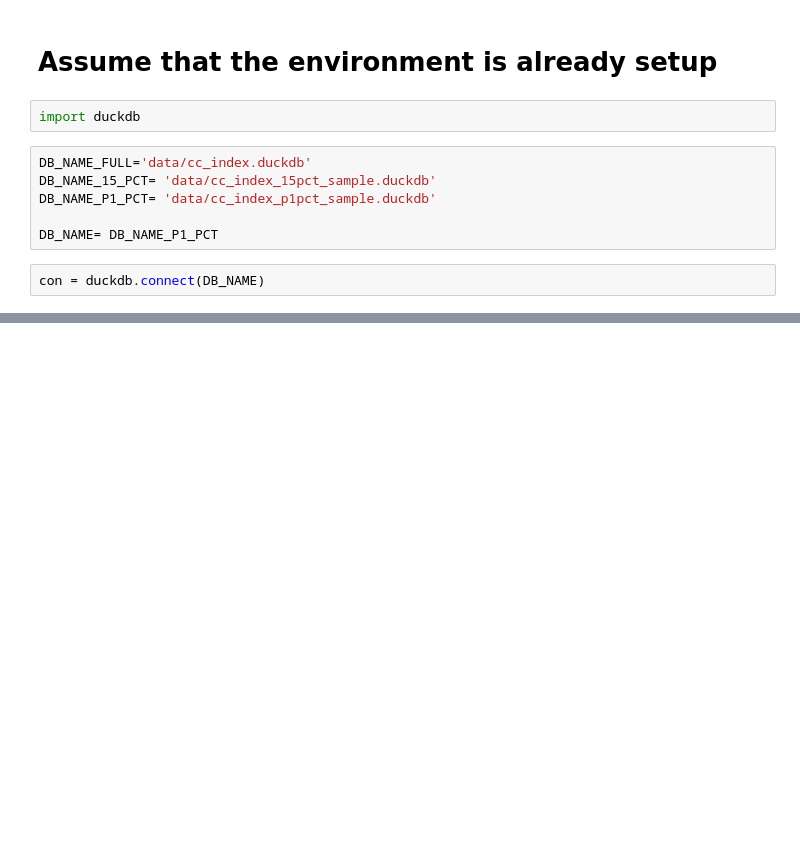
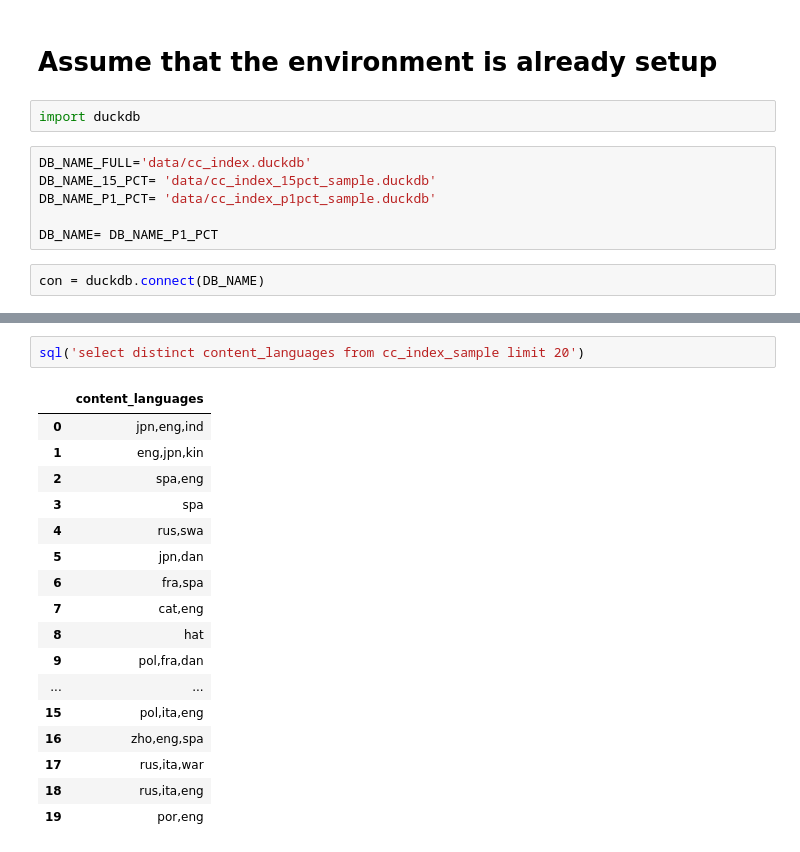
Before and after one commit to praveenc1/crawl-works, a Jupyter notebook: 002.optimize_duckdb.ipynb, the cells around one changed output, grey strips where cells are left out. Drawn from its saved outputs; the diff is of its cells as text; blank space fills up the shorter version.

```diff
--- a/002.optimize_duckdb.ipynb
+++ b/002.optimize_duckdb.ipynb
@@ -23,3 +23,23 @@ con.execute('select count(*) from cc_index_sample').df()
 # %% [output]
 |  | count_star() |
 | 0 | 2464920 |
+# %%
+sql('select distinct content_languages from cc_index_sample limit 20')
+# %% [output]
+|  | content_languages |
+| 0 | jpn,eng,ind |
+| 1 | eng,jpn,kin |
+| 2 | spa,eng |
+| 3 | spa |
+| 4 | rus,swa |
+| 5 | jpn,dan |
+| 6 | fra,spa |
+| 7 | cat,eng |
+| 8 | hat |
+| 9 | pol,fra,dan |
+| ... | ... |
+| 15 | pol,ita,eng |
+| 16 | zho,eng,spa |
+| 17 | rus,ita,war |
+| 18 | rus,ita,eng |
+| 19 | por,eng |
```
Also changed, not shown: parts of 6 cells of this notebook, 5 other files.
